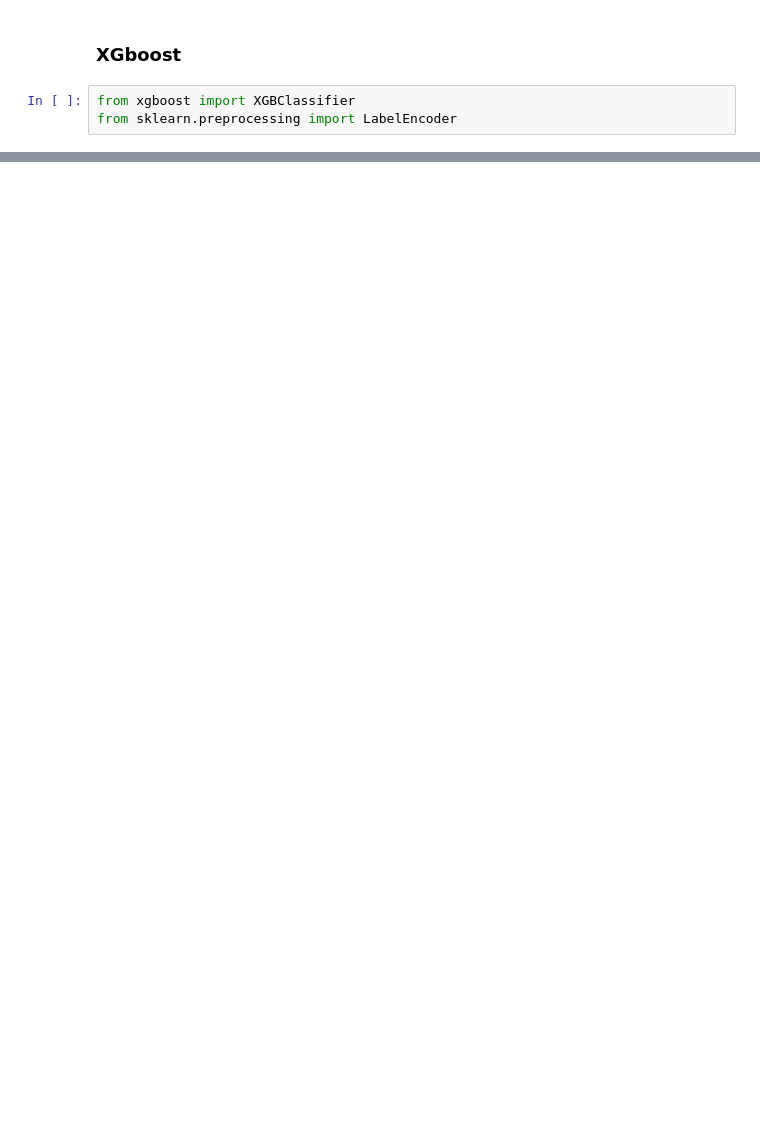
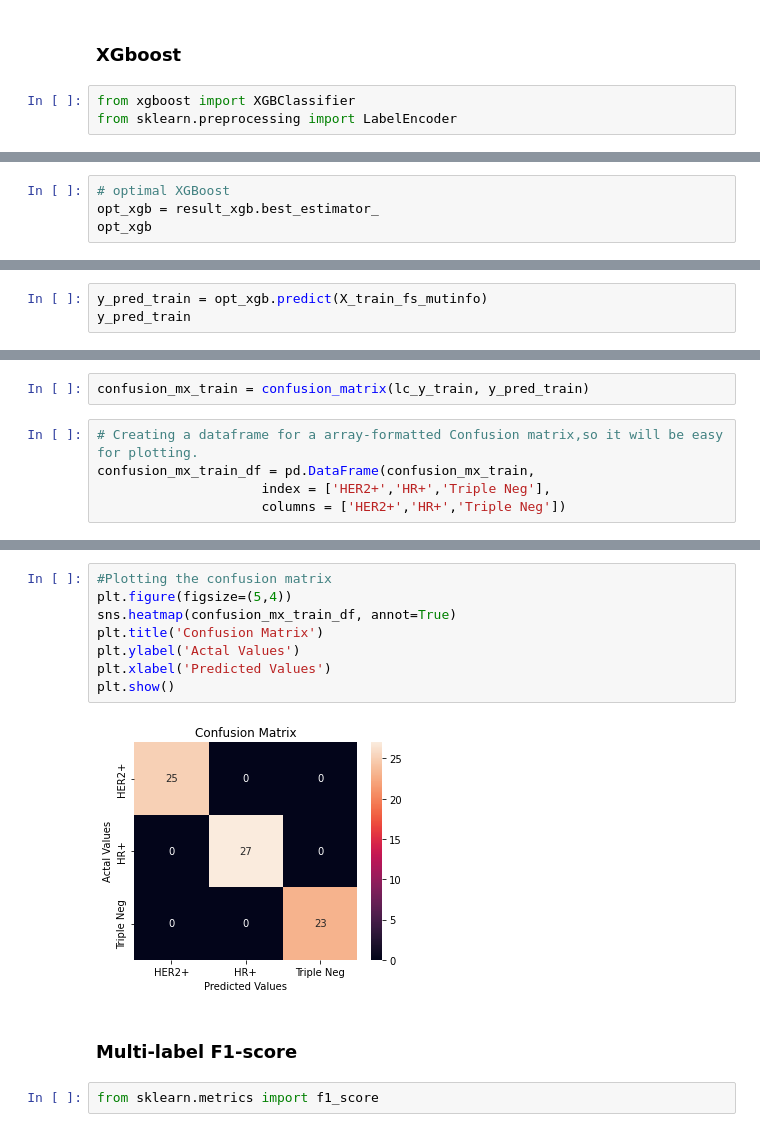
Before and after one commit to aaronyhsl/B4TM2022, a Jupyter notebook: src/feature_selections.ipynb, the cells around one changed output, grey strips where cells are left out. Cells and saved outputs as stored; diff of their text form; blank space fills up the shorter version.

```diff
--- a/src/feature_selections.ipynb
+++ b/src/feature_selections.ipynb
@@ -337,0 +636,4 @@ corr
+# %%
+# optimal XGBoost
+opt_xgb = result_xgb.best_estimator_
+opt_xgb
@@ -337,0 +672,3 @@ corr
+# %%
+y_pred_train = opt_xgb.predict(X_train_fs_mutinfo)
+y_pred_train
@@ -337,0 +680,7 @@ corr
+# %%
+confusion_mx_train = confusion_matrix(lc_y_train, y_pred_train)
+# %%
+# Creating a dataframe for a array-formatted Confusion matrix,so it will be easy for plotting.
+confusion_mx_train_df = pd.DataFrame(confusion_mx_train,
+                     index = ['HER2+','HR+','Triple Neg'],
+                     columns = ['HER2+','HR+','Triple Neg'])
@@ -337,0 +694,14 @@ corr
+# %%
+#Plotting the confusion matrix
+plt.figure(figsize=(5,4))
+sns.heatmap(confusion_mx_train_df, annot=True)
+plt.title('Confusion Matrix')
+plt.ylabel('Actal Values')
+plt.xlabel('Predicted Values')
+plt.show()
+# %% [output]
+[figure, added]
+# %% [markdown]
+### Multi-label F1-score
+# %%
+from sklearn.metrics import f1_score
```
Also changed, not shown: parts of 52 cells of this notebook.
